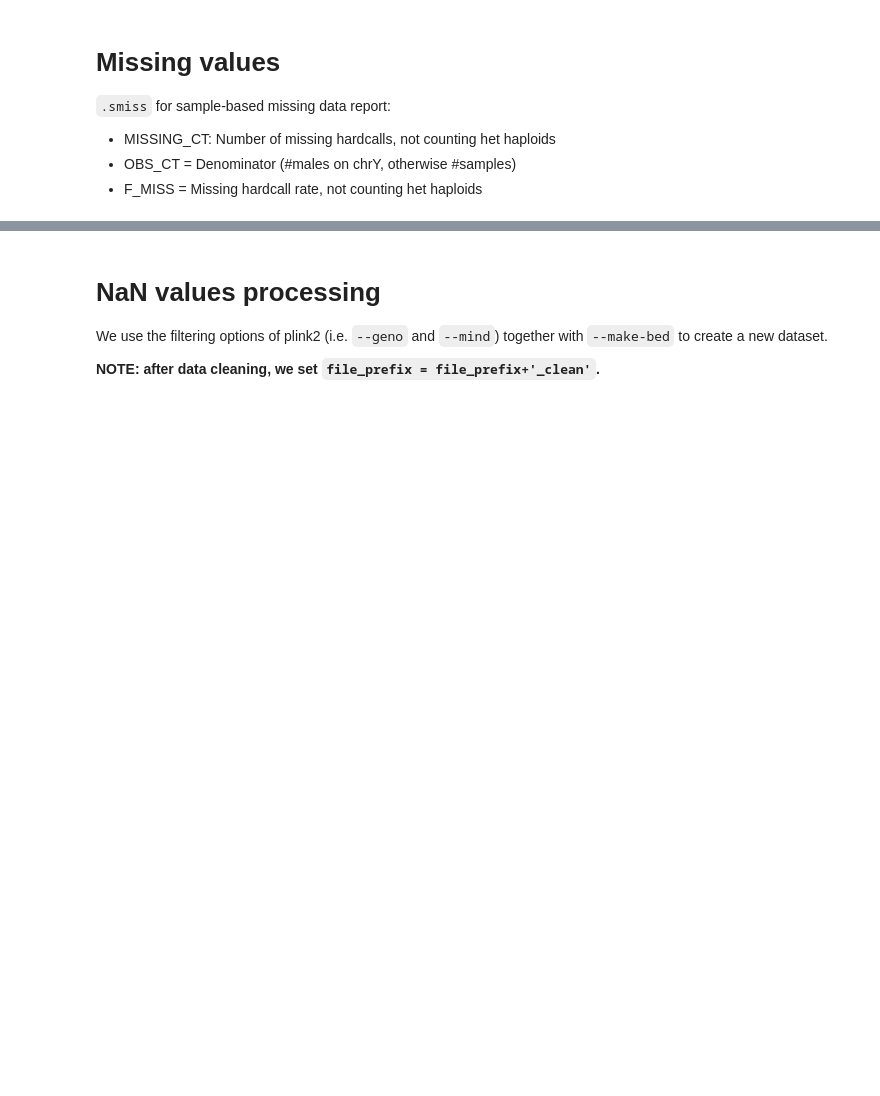
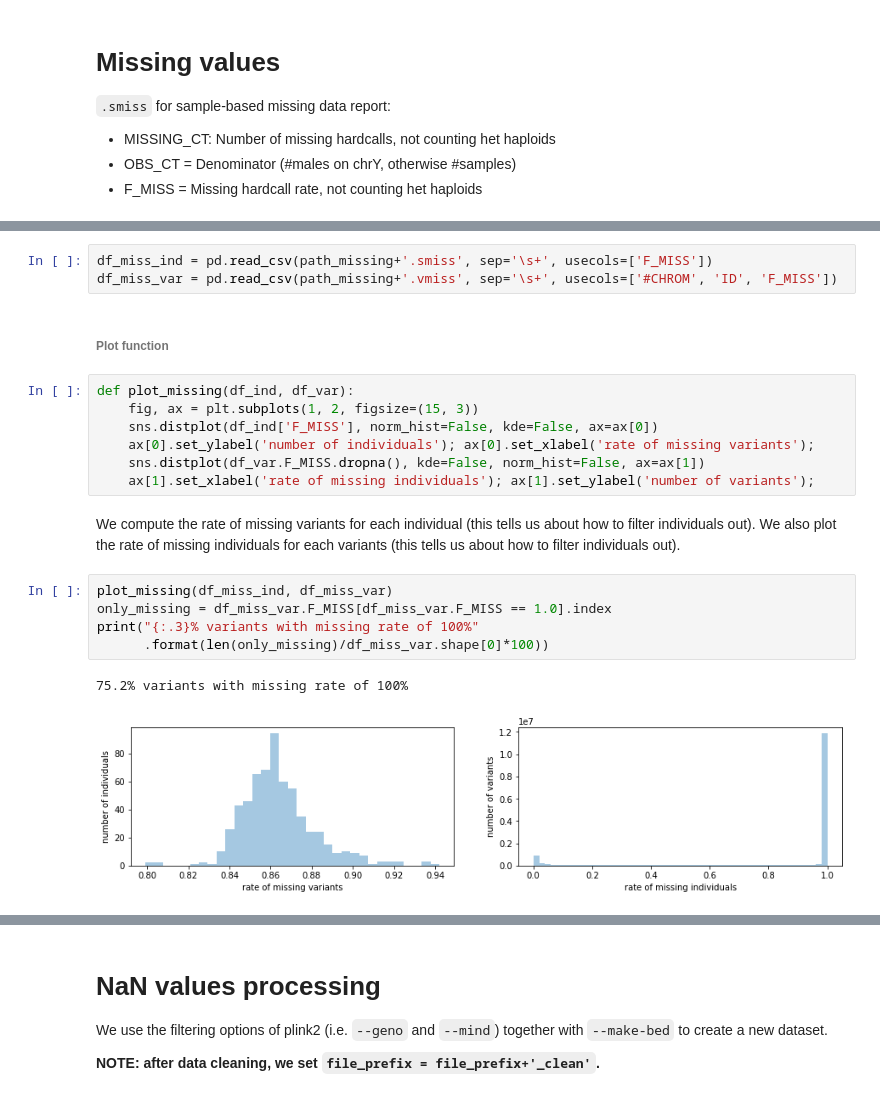
Before and after one commit to matthiaszeller/HBV, a Jupyter notebook: Host genotypes - Data preparation.ipynb, the cells around one changed output, grey strips where cells are left out. Saved outputs shown, nothing was run; the diff lists cells and outputs as text; blank space fills up the shorter version.

```diff
--- a/Host genotypes - Data preparation.ipynb
+++ b/Host genotypes - Data preparation.ipynb
@@ -212,0 +210,22 @@ Log written to 'data/plink/log/missing.log'
+# %%
+df_miss_ind = pd.read_csv(path_missing+'.smiss', sep='\s+', usecols=['F_MISS'])
+df_miss_var = pd.read_csv(path_missing+'.vmiss', sep='\s+', usecols=['#CHROM', 'ID', 'F_MISS'])
+# %% [markdown]
+###### Plot function
+# %%
+def plot_missing(df_ind, df_var):
+    fig, ax = plt.subplots(1, 2, figsize=(15, 3))
+    sns.distplot(df_ind['F_MISS'], norm_hist=False, kde=False, ax=ax[0])
+    ax[0].set_ylabel('number of individuals'); ax[0].set_xlabel('rate of missing variants');
+    sns.distplot(df_var.F_MISS.dropna(), kde=False, norm_hist=False, ax=ax[1])
+    ax[1].set_xlabel('rate of missing individuals'); ax[1].set_ylabel('number of variants');
+# %% [markdown]
+We compute the rate of missing variants for each individual (this tells us about how to filter individuals out). We also plot the rate of missing individuals for each variants (this tells us about how to filter individuals out).
+# %%
+plot_missing(df_miss_ind, df_miss_var)
+only_missing = df_miss_var.F_MISS[df_miss_var.F_MISS == 1.0].index
+print("{:.3}% variants with missing rate of 100%"
+      .format(len(only_missing)/df_miss_var.shape[0]*100))
+# %% [output]
+75.2% variants with missing rate of 100%
+[figure, added]
```
Also changed, not shown: parts of 29 cells of this notebook.
